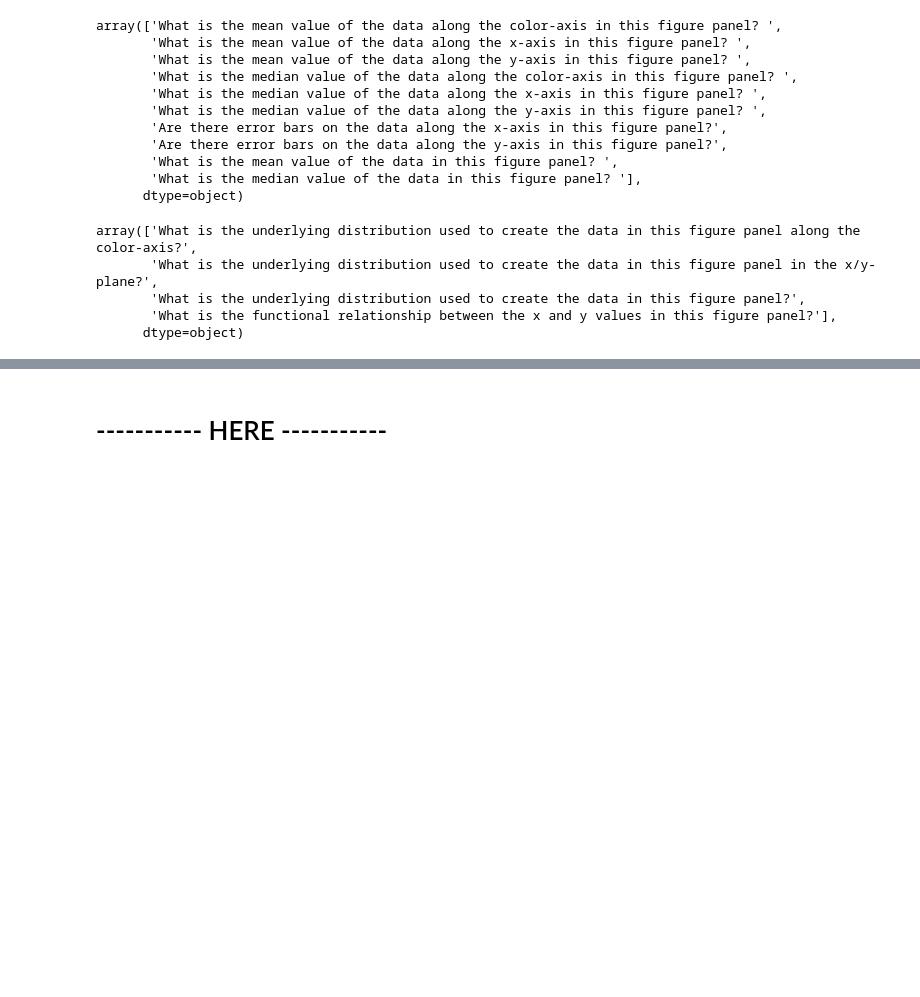
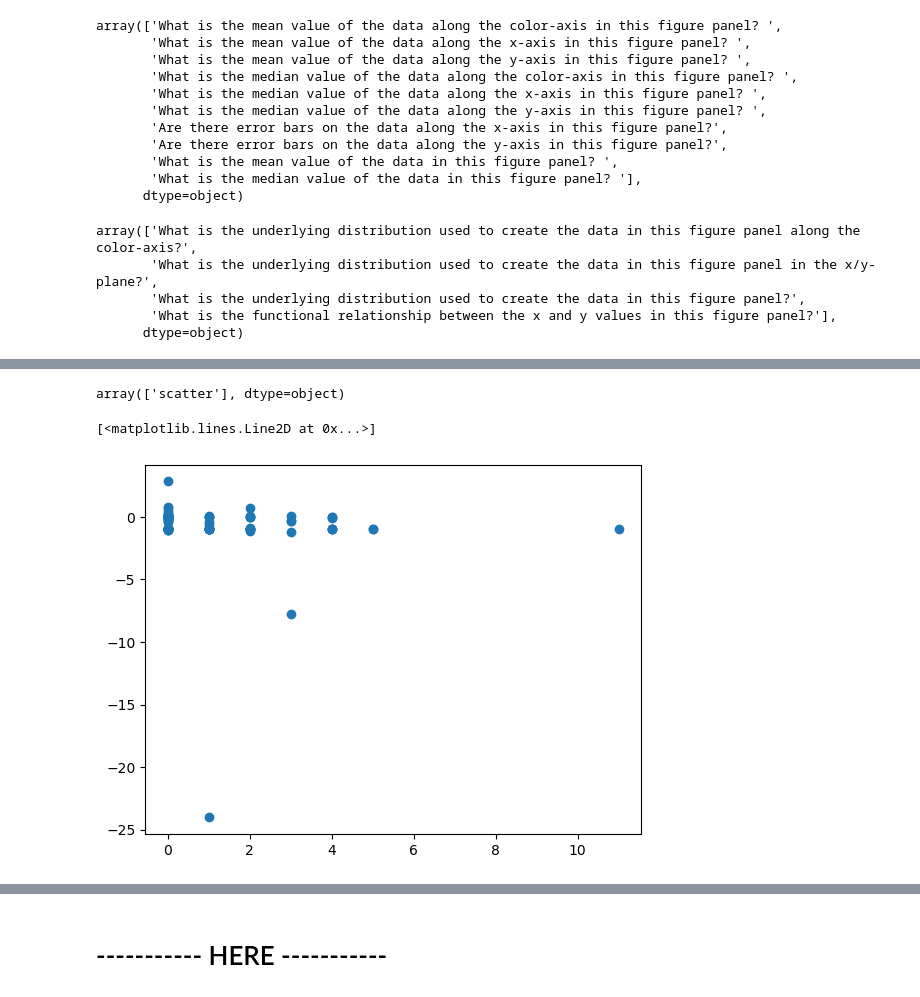
Before and after one commit to ReadingTimeMachine/LLM_VQA_MultiPanel, a Jupyter notebook: parse_lmm_outputs_to_kdes.ipynb, the cells around one changed output, grey strips where cells are left out. Drawn from its saved outputs; the diff is of its cells as text; code cells hidden in the pictures; blank space fills up the shorter version.

```diff
--- a/parse_lmm_outputs_to_kdes.ipynb
+++ b/parse_lmm_outputs_to_kdes.ipynb
@@ -779,0 +889,9 @@ gt, lmm
+# %%
+dfsub['plot type'].unique()
+# %% [output]
+array(['scatter'], dtype=object)
+# %%
+plt.plot(dfsub[dfsub['model']=='chatgpt']['plot number'], (lmm-gt)/gt, 'o')
+# %% [output]
+[<matplotlib.lines.Line2D at 0x...>]
+[figure, added]
```
Also changed, not shown: parts of 13 cells of this notebook.
